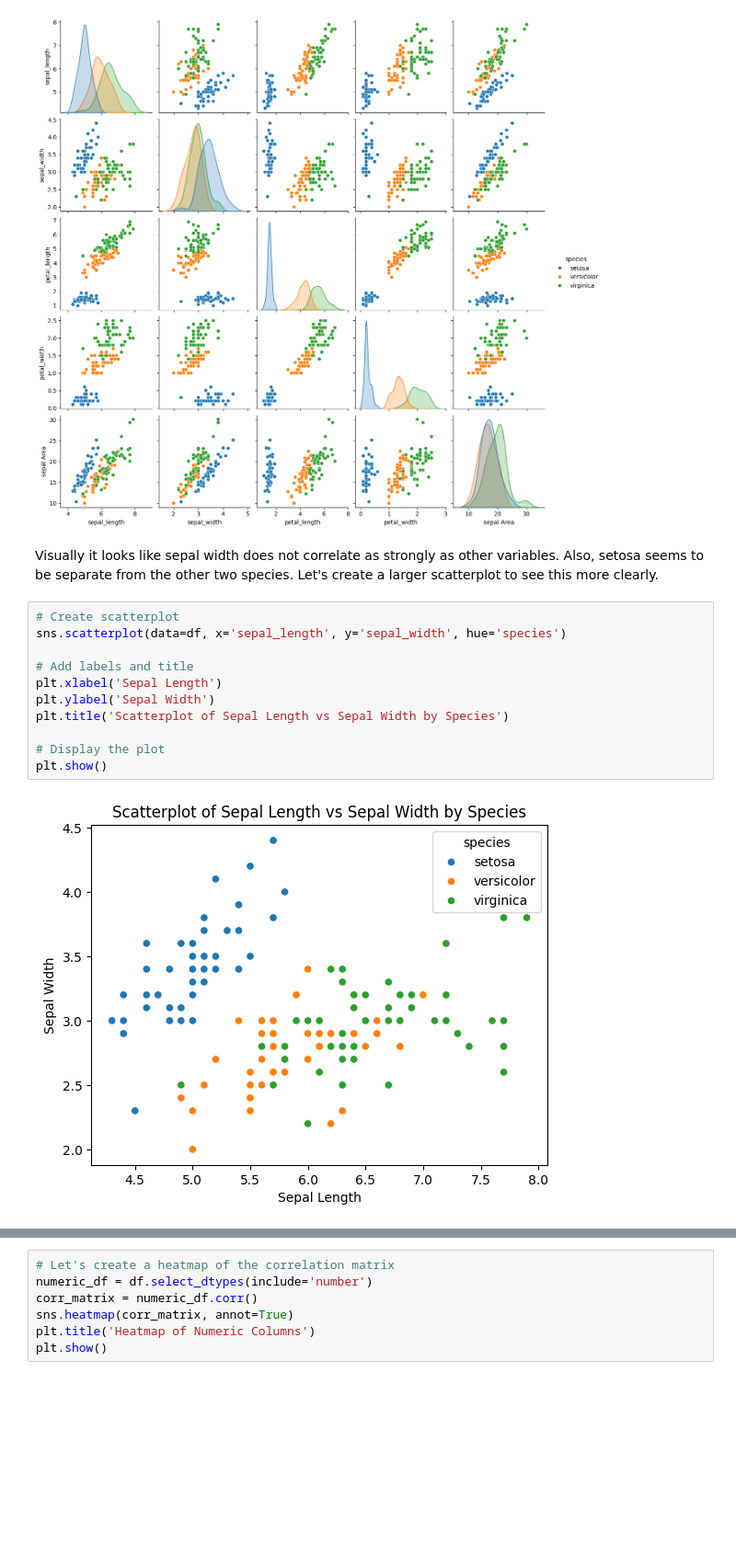
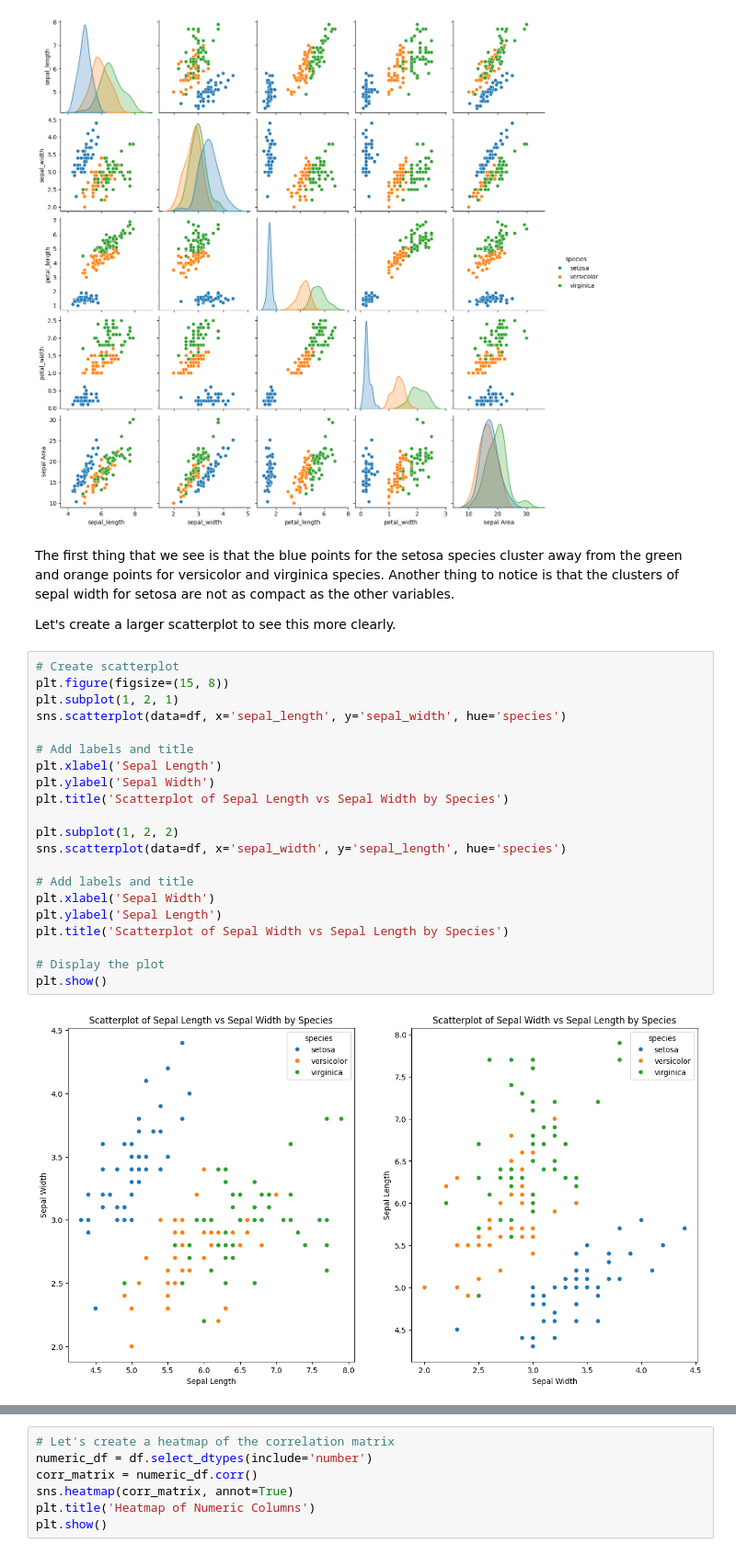
Before and after one commit to drpafowler/datafun-04-jupyter, a Jupyter notebook: philip_eda.ipynb, the cells around one changed output, grey strips where cells are left out. Shown at 92% size. Cells and saved outputs as stored; diff of their text form; blank space fills up the shorter version.

```diff
--- a/philip_eda.ipynb
+++ b/philip_eda.ipynb
@@ -168,18 +170,30 @@ sns.pairplot(df, hue='species')
 plt.show()
 # %% [output]
 [figure]
-# %% [markdown]
-Visually it looks like sepal width does not correlate as strongly as other variables. Also, setosa seems to be separate from the other two species.  Let's create a larger scatterplot to see this more clearly.
+# %% [markdown]
+The first thing that we see is that the blue points for the setosa species cluster away from the green and orange points for versicolor and virginica species.  Another thing to notice is that the clusters of sepal width for setosa are not as compact as the other variables.
+
+Let's create a larger scatterplot to see this more clearly.
 # %%
 # Create scatterplot
+plt.figure(figsize=(15, 8))
+plt.subplot(1, 2, 1)
 sns.scatterplot(data=df, x='sepal_length', y='sepal_width', hue='species')
 
 # Add labels and title
 plt.xlabel('Sepal Length')
 plt.ylabel('Sepal Width')
 plt.title('Scatterplot of Sepal Length vs Sepal Width by Species')
 
+plt.subplot(1, 2, 2)
+sns.scatterplot(data=df, x='sepal_width', y='sepal_length', hue='species')
+
+# Add labels and title
+plt.xlabel('Sepal Width')
+plt.ylabel('Sepal Length')
+plt.title('Scatterplot of Sepal Width vs Sepal Length by Species')
+
 # Display the plot
 plt.show()
 # %% [output]
-[figure, old version]
+[figure, new version]
```
Also changed, not shown: parts of 19 cells of this notebook.
